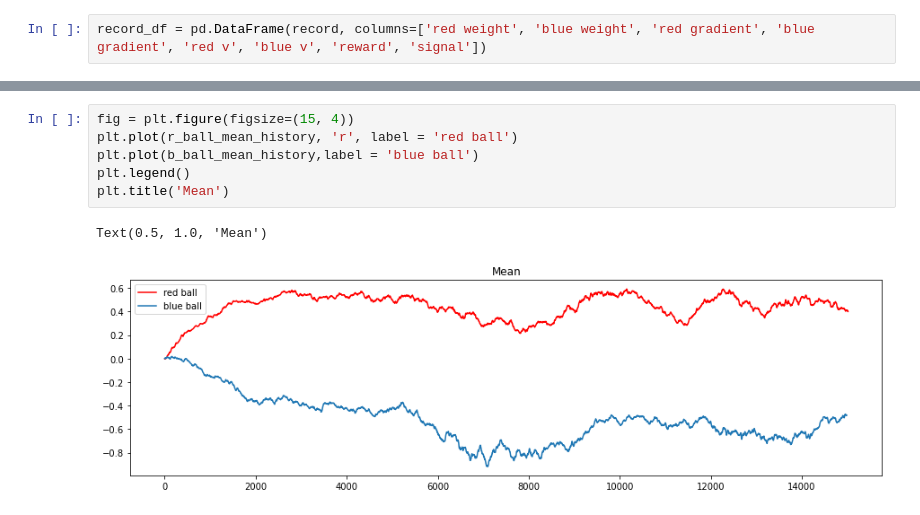
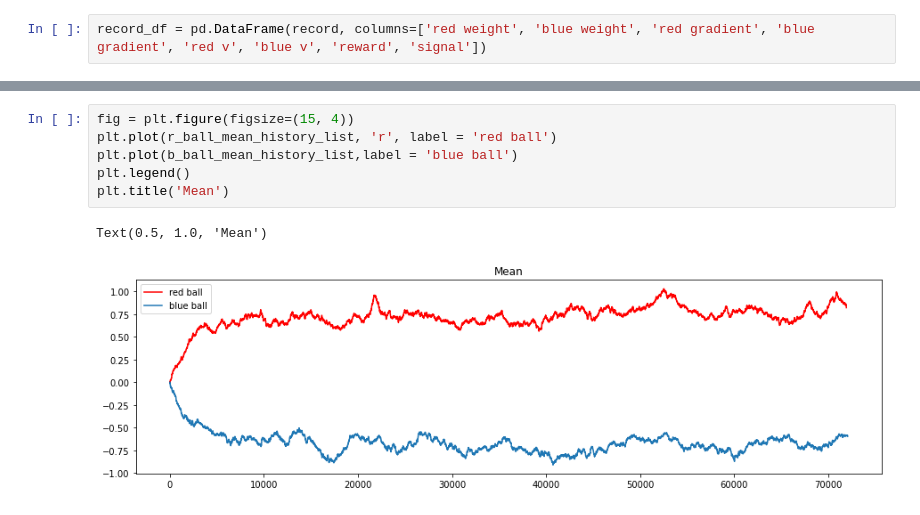
Before and after one commit to realwenlongwang/contexutal-bandits-with-peer-prediction-for-decision-making, a Jupyter notebook: Gradient Bandit with Continous Action Space.ipynb, the cells around one changed output, grey strips where cells are left out. Cells and saved outputs as stored; diff of their text form.

```diff
--- a/Gradient Bandit with Continous Action Space.ipynb
+++ b/Gradient Bandit with Continous Action Space.ipynb
@@ -433,12 +534,12 @@ print(agent.report([0, 1, 0.5]))
 # %%
 fig = plt.figure(figsize=(15, 4))
-plt.plot(r_ball_mean_history, 'r', label = 'red ball')
-plt.plot(b_ball_mean_history,label = 'blue ball')
+plt.plot(r_ball_mean_history_list, 'r', label = 'red ball')
+plt.plot(b_ball_mean_history_list,label = 'blue ball')
 plt.legend()
 plt.title('Mean')
 # %% [output]
 Text(0.5, 1.0, 'Mean')
-[figure, old version]
+[figure, new version]
 # %%
 fig = plt.figure(figsize=(15, 4))
 plt.plot(mean_weights_history[1:, 0], 'r', label='Red weight')
```
Also changed, not shown: parts of 25 cells of this notebook.
